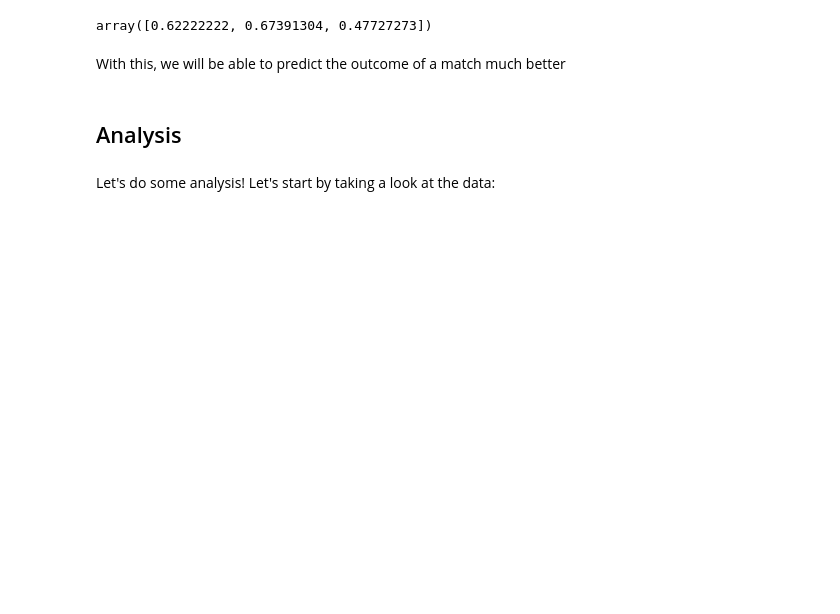
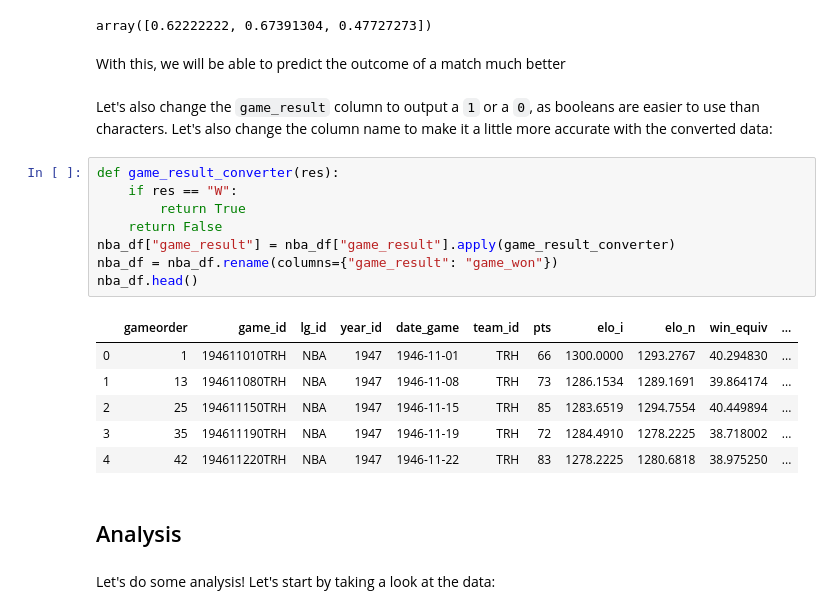
Before and after one commit to justinro-underscore/EECS731Projects, a Jupyter notebook: project4/NBA Games Analysis.ipynb, the cells around one changed output. Saved outputs shown, nothing was run; the diff lists cells and outputs as text; blank space fills up the shorter version.

```diff
--- a/project4/NBA Games Analysis.ipynb
+++ b/project4/NBA Games Analysis.ipynb
@@ -156,6 +158,23 @@ nba_df.loc[new_df["team_id"] == "BRK"]["win_ratio"].unique()
 array([0.62222222, 0.67391304, 0.47727273])
 # %% [markdown]
 With this, we will be able to predict the outcome of a match much better
+# %% [markdown]
+Let's also change the `game_result` column to output a `1` or a `0`, as booleans are easier to use than characters. Let's also change the column name to make it a little more accurate with the converted data:
+# %%
+def game_result_converter(res):
+    if res == "W":
+        return True
+    return False
+nba_df["game_result"] = nba_df["game_result"].apply(game_result_converter)
+nba_df = nba_df.rename(columns={"game_result": "game_won"})
+nba_df.head()
+# %% [output]
+|  | gameorder | game_id | lg_id | year_id | date_game | team_id | pts | elo_i | elo_n | win_equiv | ... |
+| 0 | 1 | 194611010TRH | NBA | 1947 | 1946-11-01 | TRH | 66 | 1300.0000 | 1293.2767 | 40.294830 | ... |
+| 1 | 13 | 194611080TRH | NBA | 1947 | 1946-11-08 | TRH | 73 | 1286.1534 | 1289.1691 | 39.864174 | ... |
+| 2 | 25 | 194611150TRH | NBA | 1947 | 1946-11-15 | TRH | 85 | 1283.6519 | 1294.7554 | 40.449894 | ... |
+| 3 | 35 | 194611190TRH | NBA | 1947 | 1946-11-19 | TRH | 72 | 1284.4910 | 1278.2225 | 38.718002 | ... |
+| 4 | 42 | 194611220TRH | NBA | 1947 | 1946-11-22 | TRH | 83 | 1278.2225 | 1280.6818 | 38.975250 | ... |
 # %% [markdown]
 ## Analysis
 # %% [markdown]
```
Also changed, not shown: parts of 35 cells of this notebook, 1 other file.
